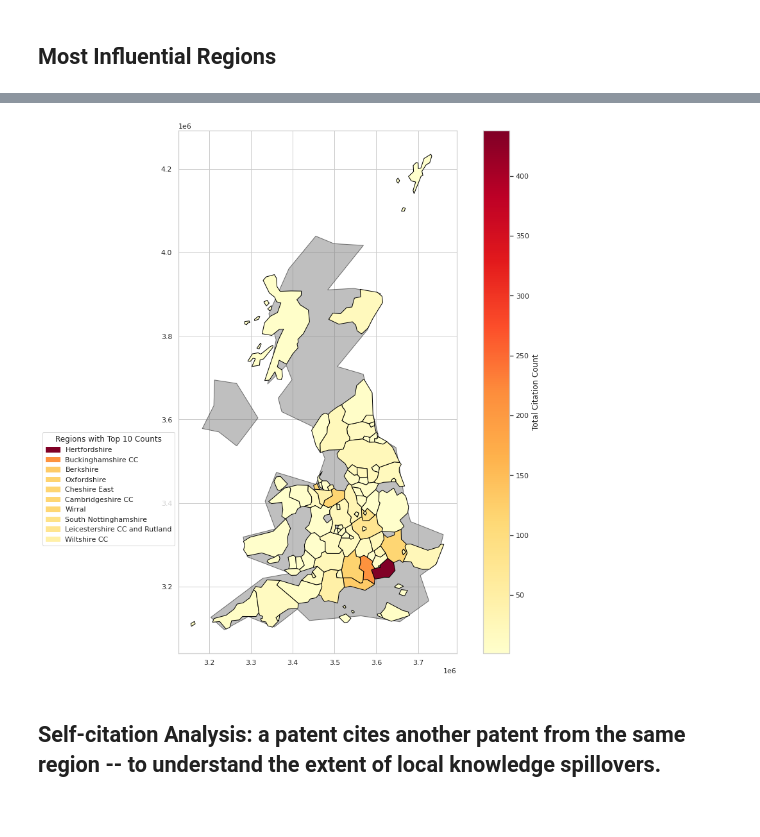
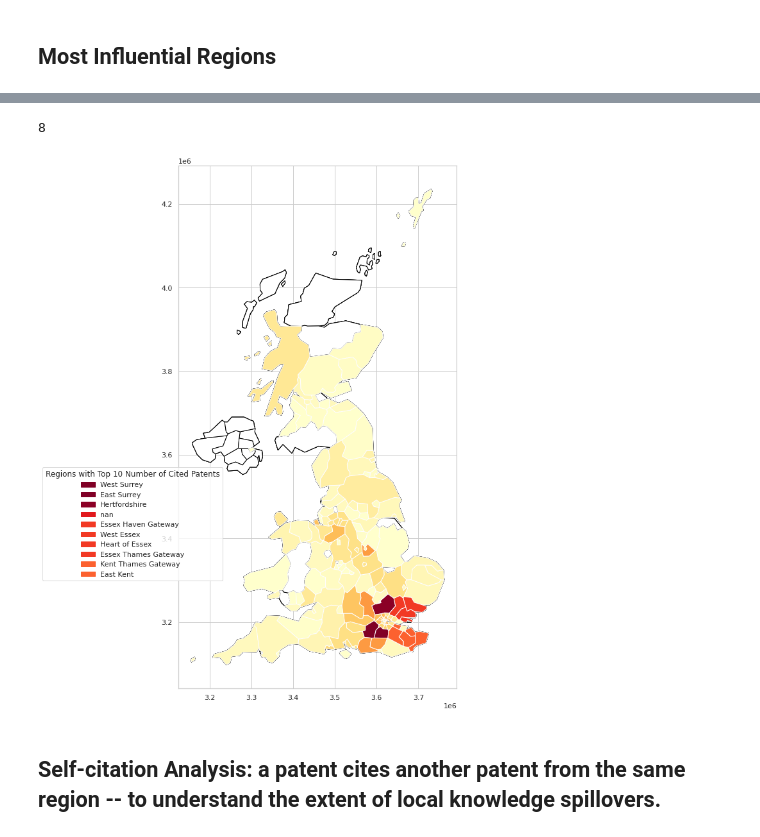
Before and after one commit to zhuoranliu22/dissertation, a Jupyter notebook: Analysis.ipynb, the cells around one changed output, grey strips where cells are left out. Cells and saved outputs as stored; diff of their text form; code cells hidden in the pictures.

```diff
--- a/Analysis.ipynb
+++ b/Analysis.ipynb
@@ -1097,5 +1169,0 @@ gdf['NUTS_ID'] = gdf['NUTS_ID'].astype(str)
-# %%
-# Merge region_citation_counts_df and gdf
-region_citation_counts_df = region_citation_counts_df.merge(gdf, left_on='reg_code_cited', right_on='NUTS_ID', how='left')
-# %%
-region_citation_counts_df=region_citation_counts_df.dropna(subset=['geometry'])
@@ -1110,0 +1170,10 @@ region_citation_counts_df.head()
+# %%
+# Convert 'Total_Citation_Count' and 'year_count' to numeric types
+region_citation_counts_df['Total_Citation_Count'] = pd.to_numeric(region_citation_counts_df['Total_Citation_Count'])
+region_citation_counts_df['year_count'] = pd.to_numeric(region_citation_counts_df['year_count'])
+# %%
+region_citation_counts_df['normalized_citation_counts'] = region_citation_counts_df['Total_Citation_Count'] / region_citation_counts_df['year_count']
+
+cited_counts_gdf = region_citation_counts_df.merge(gdf, left_on='reg_code_cited', right_on='NUTS_ID', how='left')
+
+cited_counts_gdf.head()
@@ -1111,72 +1187,53 @@ region_citation_counts_df.head()
+# %%
+print(cited_counts_gdf['NUTS_ID'].isna().sum())
+# %% [output]
+8
 # %%
 import matplotlib.patches as mpatches
 # %%
-# Load the world dataset
-world = gpd.read_file(gpd.datasets.get_path('naturalearth_lowres'))
+# Set the CRS of CITED_gdf to match the CRS of uk_gdf
+cited_counts_gdf = gpd.GeoDataFrame(cited_counts_gdf, geometry='geometry')
+cited_counts_gdf = cited_counts_gdf.to_crs(uk_gdf.crs)
 
-# Filter the UK
-uk = world[world['name'] == 'United Kingdom']
-region_citation_counts_df = gpd.GeoDataFrame(region_citation_counts_df, geometry='geometry')
-
-# Make sure the CRS for both GeoDataFrames is the same
-uk = uk.to_crs(region_citation_counts_df.crs)
-
+# Now you can plot your data
 fig, ax = plt.subplots(1, 1, figsize=(15, 15))
 
 # Create the base map
-base = uk.plot(ax=ax, color='grey', edgecolor='black', alpha=0.5)
+base = uk_gdf.plot(ax=ax, color='white', edgecolor='black')
 
 # Add regions to the base map
-region_citation_counts_df.plot(ax=base, column='Total_Citation_Count', cmap='YlOrRd', legend=True, legend_kwds={'label': "Total Citation Count", 'orientation': "vertical"}, edgecolor='black')
+cited_counts_gdf.plot(ax=base, column='normalized_citation_counts', cmap='YlOrRd')
 
 # Move the legend to the right
 leg = ax.get_legend()
 
 # Label regions
 # Find the top 10 regions
-top10 = region_citation_counts_df.nlargest(10, 'Total_Citation_Count')
-
-# Find the bottom 5 regions
-bottom5 = region_citation_counts_df.nsmallest(5, 'Total_Citation_Count')
-
-# Combine top 10 and bottom 5
-label_df = pd.concat([top10, bottom5])
-
-# Get the colors of top 10 and bottom 5 regions
-top10_colors = top10['Total_Citation_Count']
-bottom5_colors = bottom5['Total_Citation_Count']
+top10 = cited_counts_gdf.nlargest(10, 'normalized_citation_counts')
+top10_colors = top10['normalized_citation_counts']
 
 cmap = plt.get_cmap('YlOrRd')
 
 # Get min and max citation counts for normalization
-vmin = region_citation_counts_df['Total_Citation_Count'].min()
-vmax = region_citation_counts_df['Total_Citation_Count'].max()
+vmin = cited_counts_gdf['normalized_citation_counts'].min()
+vmax = cited_counts_gdf['normalized_citation_counts'].max()
 
 # Generate legend elements
 legend_elements = []
 
 # Add top 10 regions to the legend
 for idx, row in top10.iterrows():
-    color = cmap((row['Total_Citation_Count'] - vmin) / (vmax - vmin))
+    color = cmap((row['normalized_citation_counts'] - vmin) / (vmax - vmin))
     patch = mpatches.Patch(color=color, label=row['NUTS_NAME'])
     legend_elements.append(patch)
 
-# Add bottom 5 regions to the legend
-# for idx, row in bottom5.iterrows():
-#     color = cmap((row['Total_Citation_Count'] - vmin) / (vmax - vmin))
-#     patch = mpatches.Patch(color=color, label=row['NUTS_NAME'])
-#     legend_elements.append(patch)
+# Create the legend
+ax.legend(handles=legend_elements, loc='lower left',bbox_to_anchor=(-0.5, 0.2), title='Regions with Top 10 Number of Cited Patents')
 
-# Create the legend
-ax.legend(handles=legend_elements, loc='lower left',bbox_to_anchor=(-0.5, 0.2), title='Regions with Top 10 Counts')
-# Apply annotation only to top 10 and bottom 5 regions
-# label_df.apply(lambda x: ax.annotate(text=x.NUTS_NAME, xy=x.geometry.centroid.coords[0], ha='center'), axis=1);
-
-# merged_gdf.apply(lambda x: ax.annotate(text=x.NUTS_NAME, xy=x.geometry.centroid.coords[0], ha='center'),axis=1);
-plt.savefig('counts_map.png', dpi=300, bbox_inches='tight')
+plt.savefig('Cited_map.png', dpi=300, bbox_inches='tight')
 
 plt.show()
 # %% [output]
-[figure, old version]
+[figure, new version]
 # %% [markdown]
 ## Self-citation Analysis: a patent cites another patent from the same region -- to understand the extent of local knowledge spillovers.
```
Also changed, not shown: parts of 38 cells of this notebook, 4 other files.
